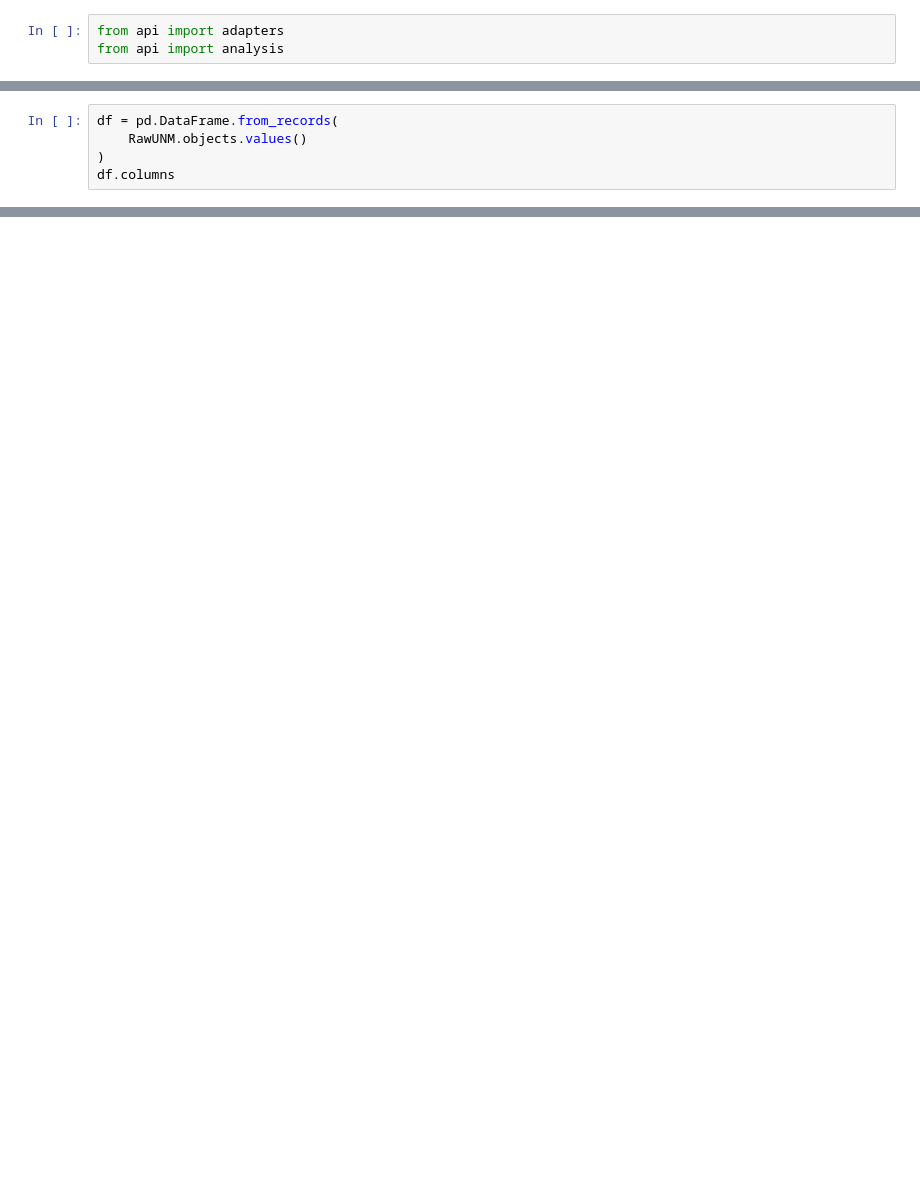
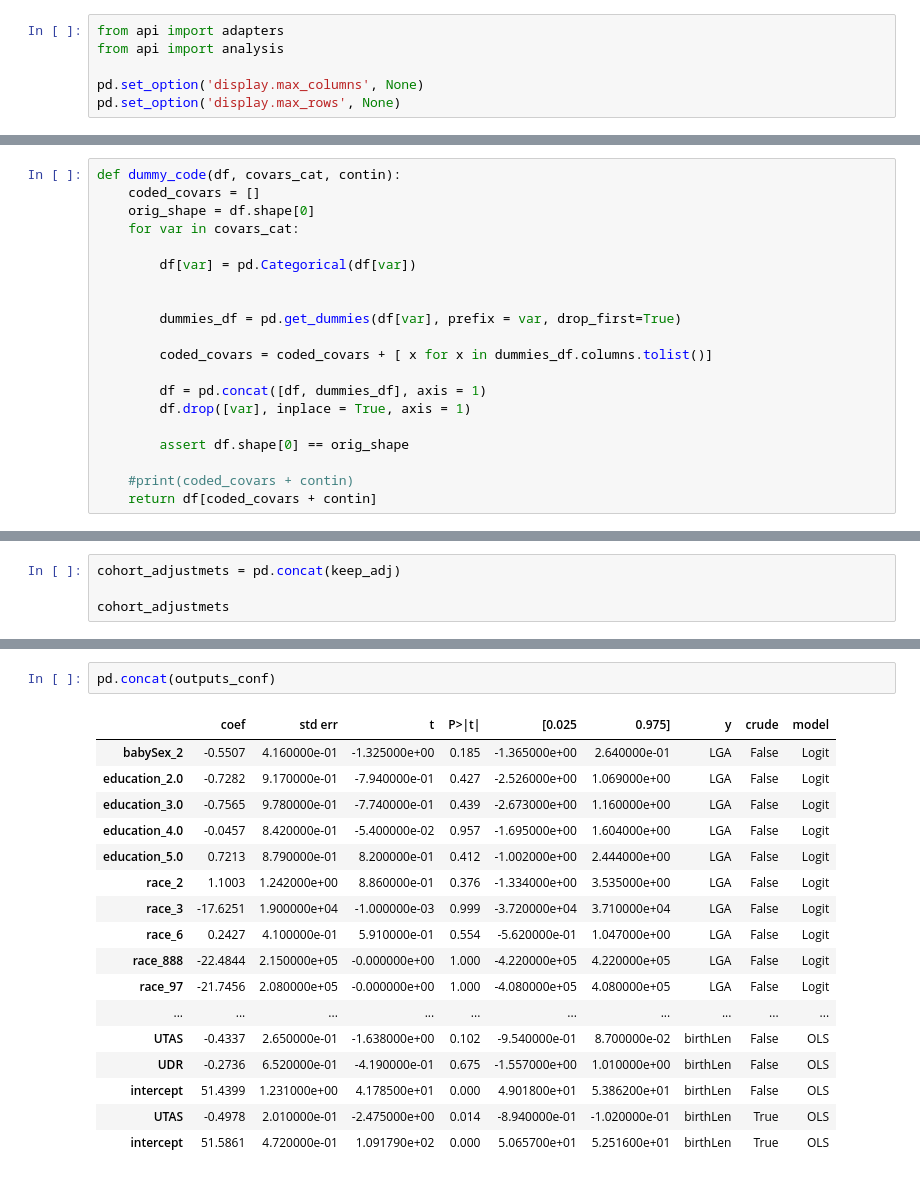
Before and after one commit to agostini01/harmonization-website, a Jupyter notebook: cohorts_proj/jupyter/custom-analysis-template.ipynb, the cells around one changed output, grey strips where cells are left out. Drawn from its saved outputs; the diff is of its cells as text; blank space fills up the shorter version.

```diff
--- a/cohorts_proj/jupyter/custom-analysis-template.ipynb
+++ b/cohorts_proj/jupyter/custom-analysis-template.ipynb
@@ -43,3 +29,6 @@ from django.contrib.auth.models import User
 # %%
 from api import adapters
 from api import analysis
+
+pd.set_option('display.max_columns', None)
+pd.set_option('display.max_rows', None)
@@ -59,5 +34,0 @@ analysis.cohortdescriptive(df1,df2,df3)
-# %%
-df = pd.DataFrame.from_records(
-    RawUNM.objects.values()
-)
-df.columns
@@ -113,0 +131,20 @@ analysis.getSpearmans(df3, x_cols, y_cols).round(3)[0:20]
+# %%
+def dummy_code(df, covars_cat, contin):
+    coded_covars = []
+    orig_shape = df.shape[0]
+    for var in covars_cat:
+
+        df[var] = pd.Categorical(df[var])
+
+
+        dummies_df = pd.get_dummies(df[var], prefix = var, drop_first=True)
+
+        coded_covars = coded_covars + [ x for x in dummies_df.columns.tolist()]
+
+        df = pd.concat([df, dummies_df], axis = 1)
+        df.drop([var], inplace = True, axis = 1)
+
+        assert df.shape[0] == orig_shape
+
+    #print(coded_covars + contin)
+    return df[coded_covars + contin]
@@ -113,0 +272,4 @@ analysis.getSpearmans(df3, x_cols, y_cols).round(3)[0:20]
+# %%
+cohort_adjustmets = pd.concat(keep_adj)
+
+cohort_adjustmets
@@ -113,0 +504,20 @@ analysis.getSpearmans(df3, x_cols, y_cols).round(3)[0:20]
+# %%
+pd.concat(outputs_conf)
+# %% [output]
+|  | coef | std err | t | P>|t| | [0.025 | 0.975] | y | crude | model |
+| babySex_2 | -0.5507 | 4.160000e-01 | -1.325000e+00 | 0.185 | -1.365000e+00 | 2.640000e-01 | LGA | False | Logit |
+| education_2.0 | -0.7282 | 9.170000e-01 | -7.940000e-01 | 0.427 | -2.526000e+00 | 1.069000e+00 | LGA | False | Logit |
+| education_3.0 | -0.7565 | 9.780000e-01 | -7.740000e-01 | 0.439 | -2.673000e+00 | 1.160000e+00 | LGA | False | Logit |
+| education_4.0 | -0.0457 | 8.420000e-01 | -5.400000e-02 | 0.957 | -1.695000e+00 | 1.604000e+00 | LGA | False | Logit |
+| education_5.0 | 0.7213 | 8.790000e-01 | 8.200000e-01 | 0.412 | -1.002000e+00 | 2.444000e+00 | LGA | False | Logit |
+| race_2 | 1.1003 | 1.242000e+00 | 8.860000e-01 | 0.376 | -1.334000e+00 | 3.535000e+00 | LGA | False | Logit |
+| race_3 | -17.6251 | 1.900000e+04 | -1.000000e-03 | 0.999 | -3.720000e+04 | 3.710000e+04 | LGA | False | Logit |
+| race_6 | 0.2427 | 4.100000e-01 | 5.910000e-01 | 0.554 | -5.620000e-01 | 1.047000e+00 | LGA | False | Logit |
+| race_888 | -22.4844 | 2.150000e+05 | -0.000000e+00 | 1.000 | -4.220000e+05 | 4.220000e+05 | LGA | False | Logit |
+| race_97 | -21.7456 | 2.080000e+05 | -0.000000e+00 | 1.000 | -4.080000e+05 | 4.080000e+05 | LGA | False | Logit |
+| ... | ... | ... | ... | ... | ... | ... | ... | ... | ... |
+| UTAS | -0.4337 | 2.650000e-01 | -1.638000e+00 | 0.102 | -9.540000e-01 | 8.700000e-02 | birthLen | False | OLS |
+| UDR | -0.2736 | 6.520000e-01 | -4.190000e-01 | 0.675 | -1.557000e+00 | 1.010000e+00 | birthLen | False | OLS |
+| intercept | 51.4399 | 1.231000e+00 | 4.178500e+01 | 0.000 | 4.901800e+01 | 5.386200e+01 | birthLen | False | OLS |
+| UTAS | -0.4978 | 2.010000e-01 | -2.475000e+00 | 0.014 | -8.940000e-01 | -1.020000e-01 | birthLen | True | OLS |
+| intercept | 51.5861 | 4.720000e-01 | 1.091790e+02 | 0.000 | 5.065700e+01 | 5.251600e+01 | birthLen | True | OLS |
```
Also changed, not shown: parts of 20 cells of this notebook.
